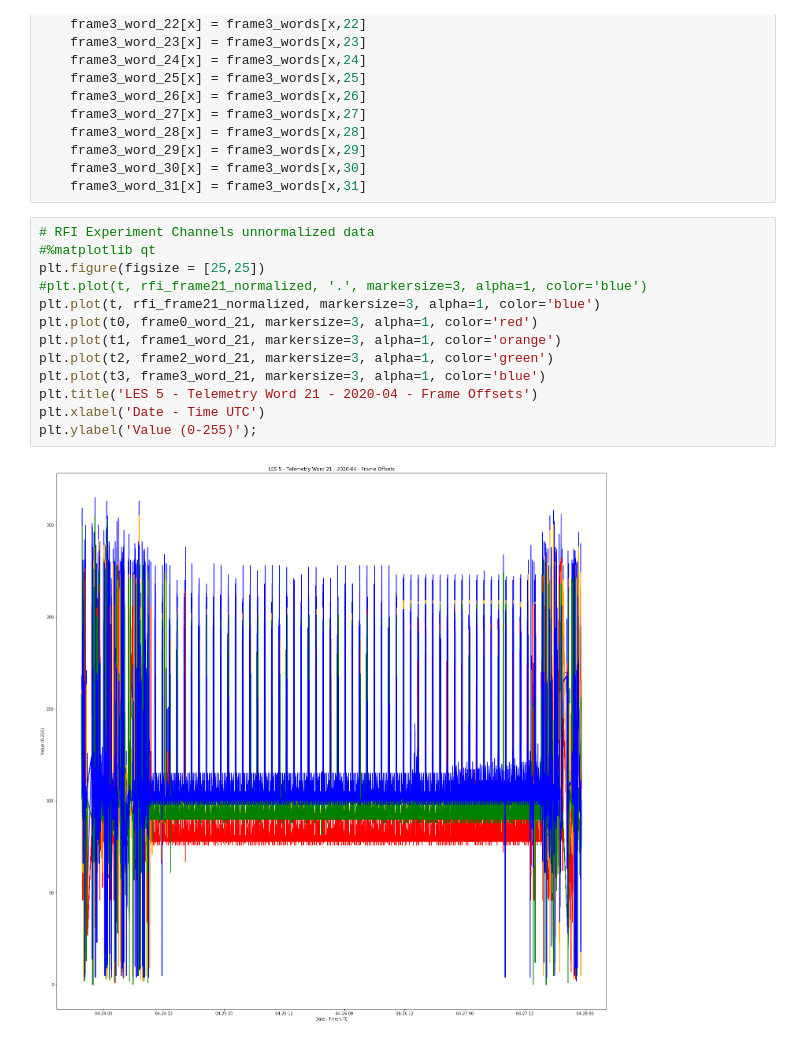
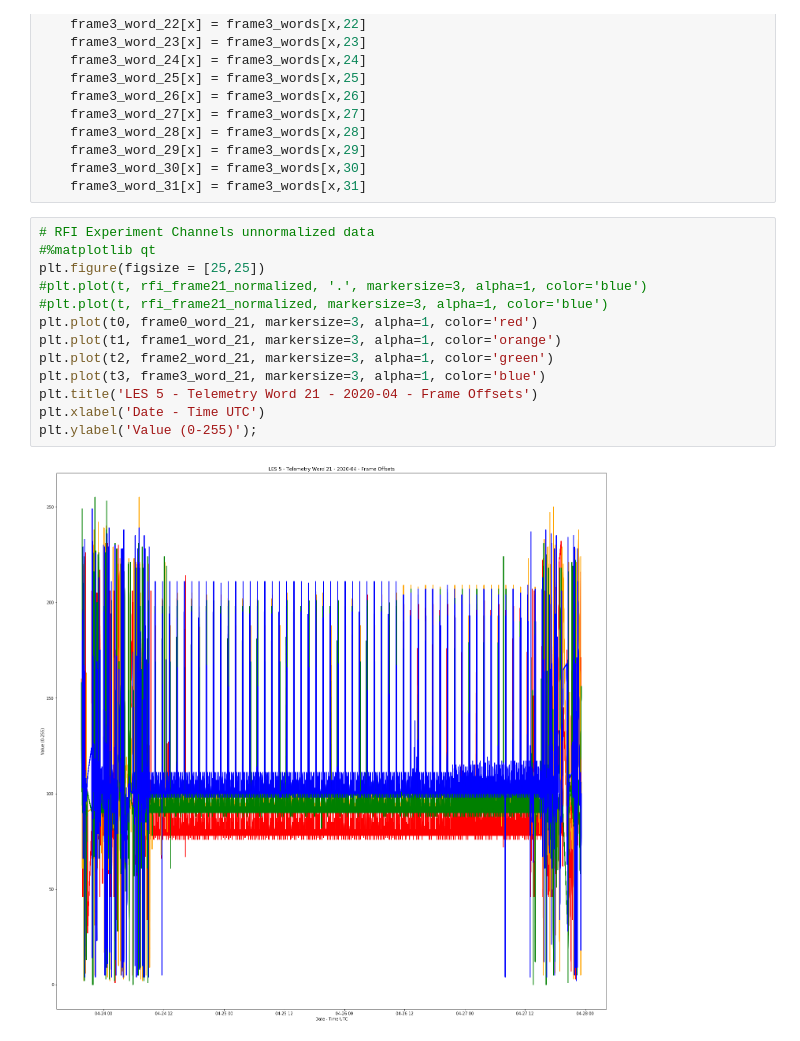
Before and after one commit to ScottTilley/Jupyter-notebooks, a Jupyter notebook: LES5/LES5_RFI_Study_pass3.ipynb, the cells around one changed output. Saved outputs shown, nothing was run; the diff lists cells and outputs as text.

```diff
--- a/LES5/LES5_RFI_Study_pass3.ipynb
+++ b/LES5/LES5_RFI_Study_pass3.ipynb
@@ -449,15 +449,15 @@ for x in range (0,frame3_count):
 # %%
 # RFI Experiment Channels unnormalized data
 #%matplotlib qt
 plt.figure(figsize = [25,25])
 #plt.plot(t, rfi_frame21_normalized, '.', markersize=3, alpha=1, color='blue')
-plt.plot(t, rfi_frame21_normalized, markersize=3, alpha=1, color='blue')
+#plt.plot(t, rfi_frame21_normalized, markersize=3, alpha=1, color='blue')
 plt.plot(t0, frame0_word_21, markersize=3, alpha=1, color='red')
 plt.plot(t1, frame1_word_21, markersize=3, alpha=1, color='orange')
 plt.plot(t2, frame2_word_21, markersize=3, alpha=1, color='green')
 plt.plot(t3, frame3_word_21, markersize=3, alpha=1, color='blue')
 plt.title('LES 5 - Telemetry Word 21 - 2020-04 - Frame Offsets')
 plt.xlabel('Date - Time UTC')
 plt.ylabel('Value (0-255)');
 # %% [output]
-[figure, old version]
+[figure, new version]
```
